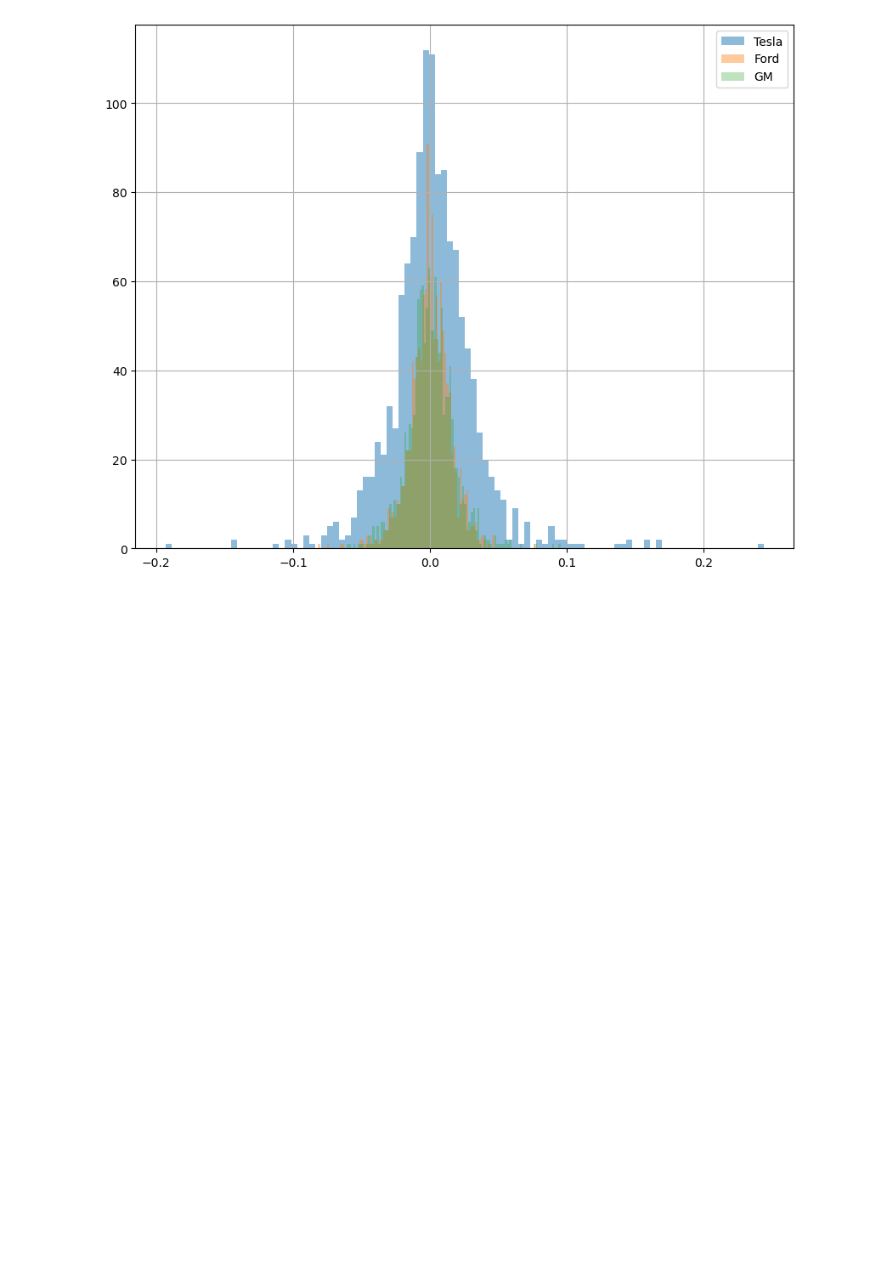
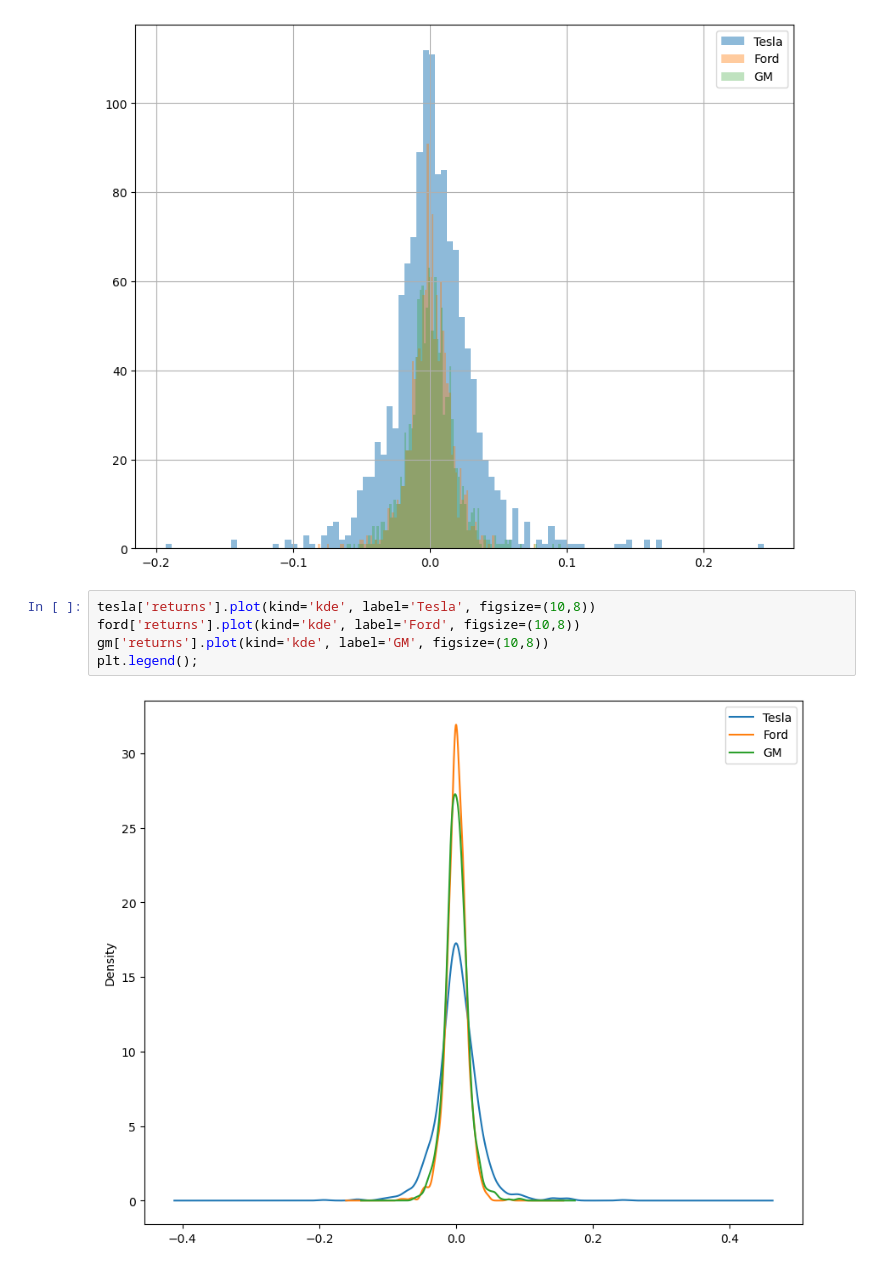
Before and after one commit to myk-francis/python-challenges-scripts, a Jupyter notebook: stock-markey-analysis/first-exercise.ipynb, the cells around one changed output. Saved outputs shown, nothing was run; the diff lists cells and outputs as text; blank space fills up the shorter version.

Commit message:
Update: plot kernel density

```diff
--- a/stock-markey-analysis/first-exercise.ipynb
+++ b/stock-markey-analysis/first-exercise.ipynb
@@ -78,3 +78,10 @@ gm['returns'].hist(bins=100, label='GM', figsize=(10,8), alpha=0.3)
 plt.legend();
 # %% [output]
 [figure]
+# %%
+tesla['returns'].plot(kind='kde', label='Tesla', figsize=(10,8))
+ford['returns'].plot(kind='kde', label='Ford', figsize=(10,8))
+gm['returns'].plot(kind='kde', label='GM', figsize=(10,8))
+plt.legend();
+# %% [output]
+[figure, added]
```
